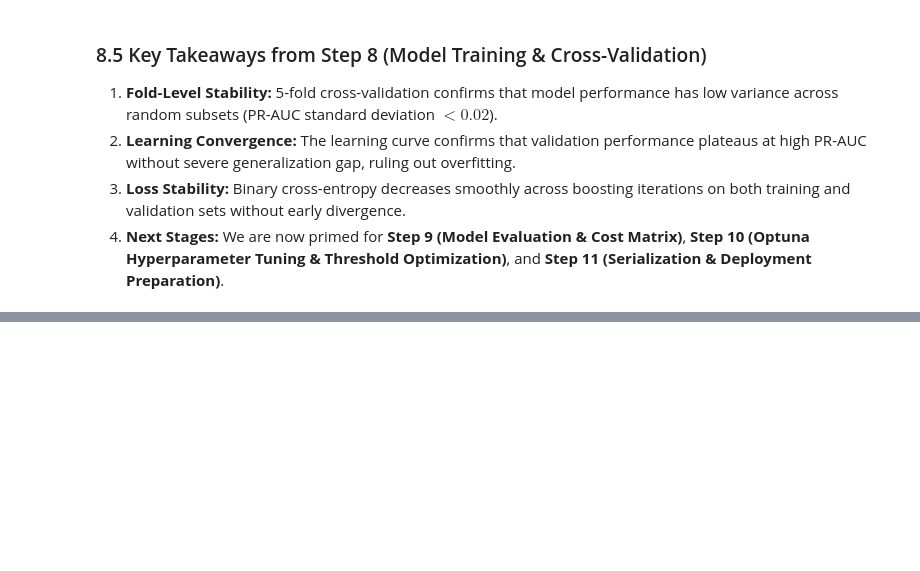
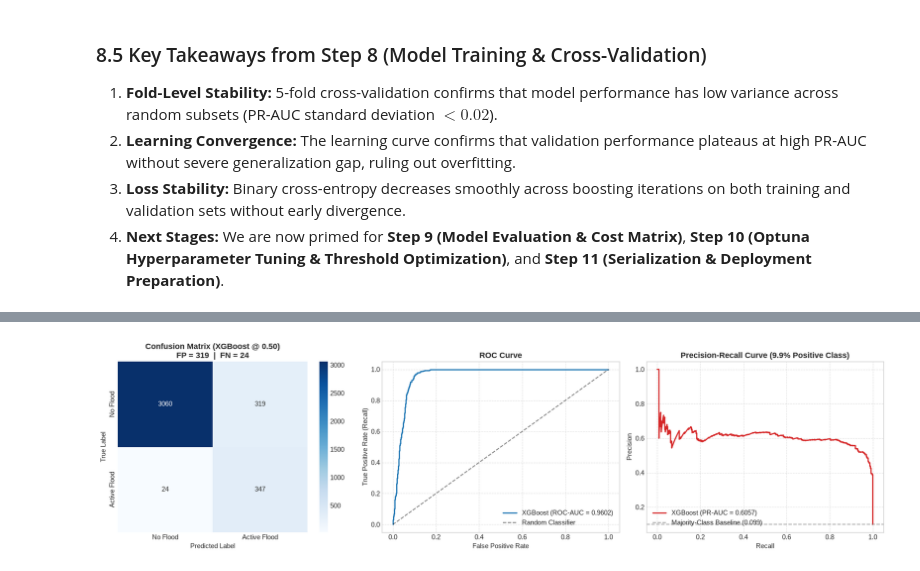
Before and after one commit to GamithaGimhana/FloodSentinel, a Jupyter notebook: notebooks/flood_prediction_sri_lanka.ipynb, the cells around one changed output, grey strips where cells are left out. Saved outputs shown, nothing was run; the diff lists cells and outputs as text; code cells hidden in the pictures; blank space fills up the shorter version.

Commit message:
Evaluate XGBoost with disaster cost analysis

```diff
--- a/notebooks/flood_prediction_sri_lanka.ipynb
+++ b/notebooks/flood_prediction_sri_lanka.ipynb
@@ -971,0 +1039,45 @@ plt.show()
+# %%
+# ============================================================
+# 9.2 Confusion Matrix, ROC Curve & Precision-Recall Curve
+# ============================================================
+cm = confusion_matrix(y_test, y_test_pred)
+fpr, tpr, _ = roc_curve(y_test, y_test_proba)
+prec_curve, rec_curve, _ = precision_recall_curve(y_test, y_test_proba)
+
+fig, axes = plt.subplots(1, 3, figsize=(18, 5))
+
+# --- Panel 1: Confusion Matrix ---
+sns.heatmap(cm, annot=True, fmt='d', cmap='Blues', ax=axes[0],
+            xticklabels=['No Flood', 'Active Flood'],
+            yticklabels=['No Flood', 'Active Flood'])
+axes[0].set_xlabel('Predicted Label')
+axes[0].set_ylabel('True Label')
+axes[0].set_title(f'Confusion Matrix (XGBoost @ 0.50)\nFP = {cm[0,1]}  |  FN = {cm[1,0]}',
+                  fontweight='bold')
+
+# --- Panel 2: ROC Curve ---
+axes[1].plot(fpr, tpr, color='#1f77b4', linewidth=2,
+             label=f"XGBoost (ROC-AUC = {test_metrics_base['ROC-AUC']:.4f})")
+axes[1].plot([0, 1], [0, 1], 'k--', alpha=0.5, label='Random Classifier')
+axes[1].set_xlabel('False Positive Rate')
+axes[1].set_ylabel('True Positive Rate (Recall)')
+axes[1].set_title('ROC Curve', fontweight='bold')
+axes[1].legend(loc='lower right')
+axes[1].grid(True, linestyle='--', alpha=0.6)
+
+# --- Panel 3: Precision-Recall Curve (honest metric for 9.9% imbalance) ---
+axes[2].plot(rec_curve, prec_curve, color='#d62728', linewidth=2,
+             label=f"XGBoost (PR-AUC = {test_metrics_base['PR-AUC']:.4f})")
+baseline_prev = y_test.mean()
+axes[2].axhline(baseline_prev, color='gray', linestyle='--', alpha=0.7,
+                label=f'Majority-Class Baseline ({baseline_prev:.3f})')
+axes[2].set_xlabel('Recall')
+axes[2].set_ylabel('Precision')
+axes[2].set_title('Precision-Recall Curve (9.9% Positive Class)', fontweight='bold')
+axes[2].legend(loc='lower left')
+axes[2].grid(True, linestyle='--', alpha=0.6)
+
+plt.tight_layout()
+plt.show()
+# %% [output]
+[figure, added]
```
Also changed, not shown: parts of 5 cells of this notebook, 3 other files.
